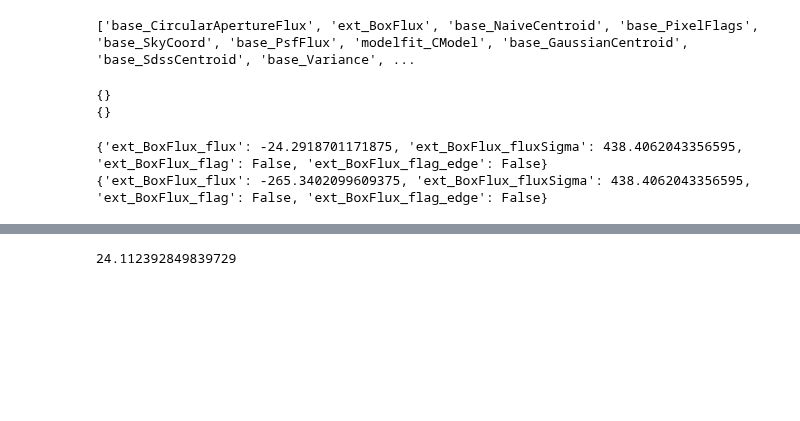
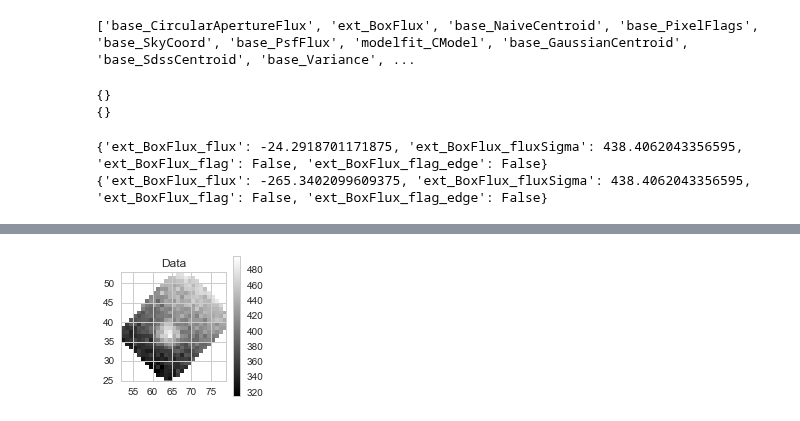
Before and after one commit to djreiss/lsst-dipole, a Jupyter notebook: notebooks/test_notebooks/plugin_and_algorithm/11b. update dipole fitting plugin-use heavy footprints instead of pre-sub images.ipynb, the cells around one changed output, grey strips where cells are left out. Cells and saved outputs as stored; diff of their text form; code cells hidden in the pictures; blank space fills up the shorter version.

```diff
--- a/notebooks/test_notebooks/plugin_and_algorithm/11b. update dipole fitting plugin-use heavy footprints instead of pre-sub images.ipynb
+++ b/notebooks/test_notebooks/plugin_and_algorithm/11b. update dipole fitting plugin-use heavy footprints instead of pre-sub images.ipynb
@@ -1048,9 +1218,9 @@ measureConfig.plugins["base_ClassificationExtendedness"].fluxRatio = 0.985
 measureConfig.doApplyApCorr = "no"
 # %%
 #measureConfig = lsst.meas.base.SingleFrameMeasurementConfig()
-#measureConfig.plugins.names.add("ext_BoxFlux")
+measureConfig.plugins.names.add("ext_BoxFlux")
 
 measureConfig.plugins.names.add("ext_DipoleFit")
 
 # Actually create the Task. This initializes all the plugins and that defines the rest of the schema
-measureTask = lsst.meas.base.SingleFrameMeasurementTask(config=measureConfig, schema=schema)
+measureTask = lsst.meas.base.SingleFrameMeasurementTask(config=measureConfig, schema=schema) #, metadata=refCat)
@@ -1056,0 +1229,8 @@ measureTask = lsst.meas.base.SingleFrameMeasurementTask(config=measureConfig, sc
+# %%
+print len(detectResult.sources), detectResult.fpSets.numPos, detectResult.fpSets.numNeg
+detectResult.sources = makeHeavyCatalog(detectResult.sources, dipole, verbose=True)
+fpSet = detectResult.fpSets.positive
+fpSet.merge(detectResult.fpSets.negative, 2, 2, False)
+sources = afwTable.SourceCatalog(table)
+fpSet.makeSources(sources)
+print type(fpSet), type(detectResult.sources), type(detectResult.fpSets.positive)
@@ -1056,0 +1240,6 @@ measureTask = lsst.meas.base.SingleFrameMeasurementTask(config=measureConfig, sc
+# %%
+for s in sources:
+    fp = s.getFootprint()
+    print fp.isHeavy(), fp.getNpix()
+    for pk in fp.getPeaks():
+        print 'FOOTPRINT CENTER:', pk.getIy(), pk.getIx(), pk.getPeakValue()
@@ -1079,9 +1327,15 @@ print type(fpSet), type(detectResult.sources), type(detectResult.fpSets.positive
 #measureTask.run(sources, exposure, posImage=posImage, negImage=negImage) ## this dont work!
 
 ## NOTE THIS IS NOT THE WAY I WANT TO DO THIS, ULTIMATELY, but it works...
-#exposure.posImage = posImage ## doesn't work.
-exposure.__dict__['posImage'] = posImage
-exposure.__dict__['negImage'] = negImage
+#exposure.refCatalog = refCat ## doesn't work.
+exposure.__dict__['refCatalog'] = refCat
+
+sources = makeHeavyCatalog(sources, exposure, verbose=True)
+
+#getHeavyFootprintSubimage(sources[0].getFootprint(), display=True)
+#chld1, chld2 = refCat.getChildren(sources[0].getId())
+#print chld1.getId()
+#print chld2.getId()
 
 measureTask.run(sources, exposure)
 # %% [output]
@@ -1132,7 +1386,3 @@ for r1 in sources: #, r2 in zip(catalog, transformedCatalog):
-# %%
-(result.psfFitPosCentroidX + result.psfFitNegCentroidX)/2.
-# %% [output]
-24.112392849839729
 # %%
 ## Not run: look up what "centroid" slots typically look like.
 if False:
@@ -1140,3 +1390,11 @@ if False:
     print schema.asList()
     centroidKey = lsst.afw.table.Point2DKey(schema["slot_Centroid"])
     print centroidKey
+# %%
+refCat.writeFits('test.fits')
+tmpCat = afwTable.SourceCatalog(sources.getSchema())
+tmpCat = tmpCat.readFits('test.fits')
+_ = getHeavyFootprintSubimage(tmpCat[0].getFootprint(), display=True)
+dipole.writeFits('test2.fits')
+# %% [output]
+[figure, added]
```
Also changed, not shown: parts of 38 cells of this notebook.
